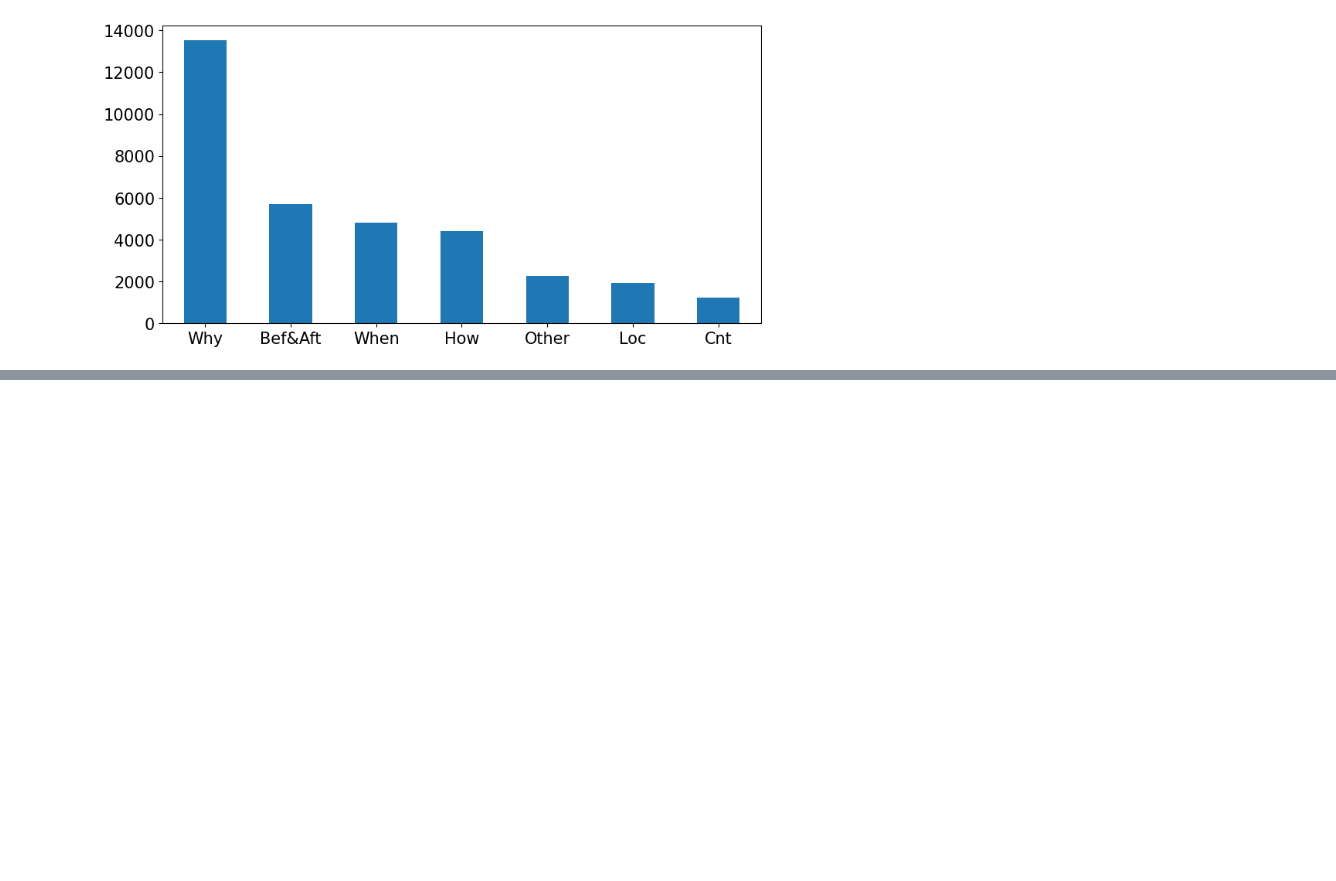
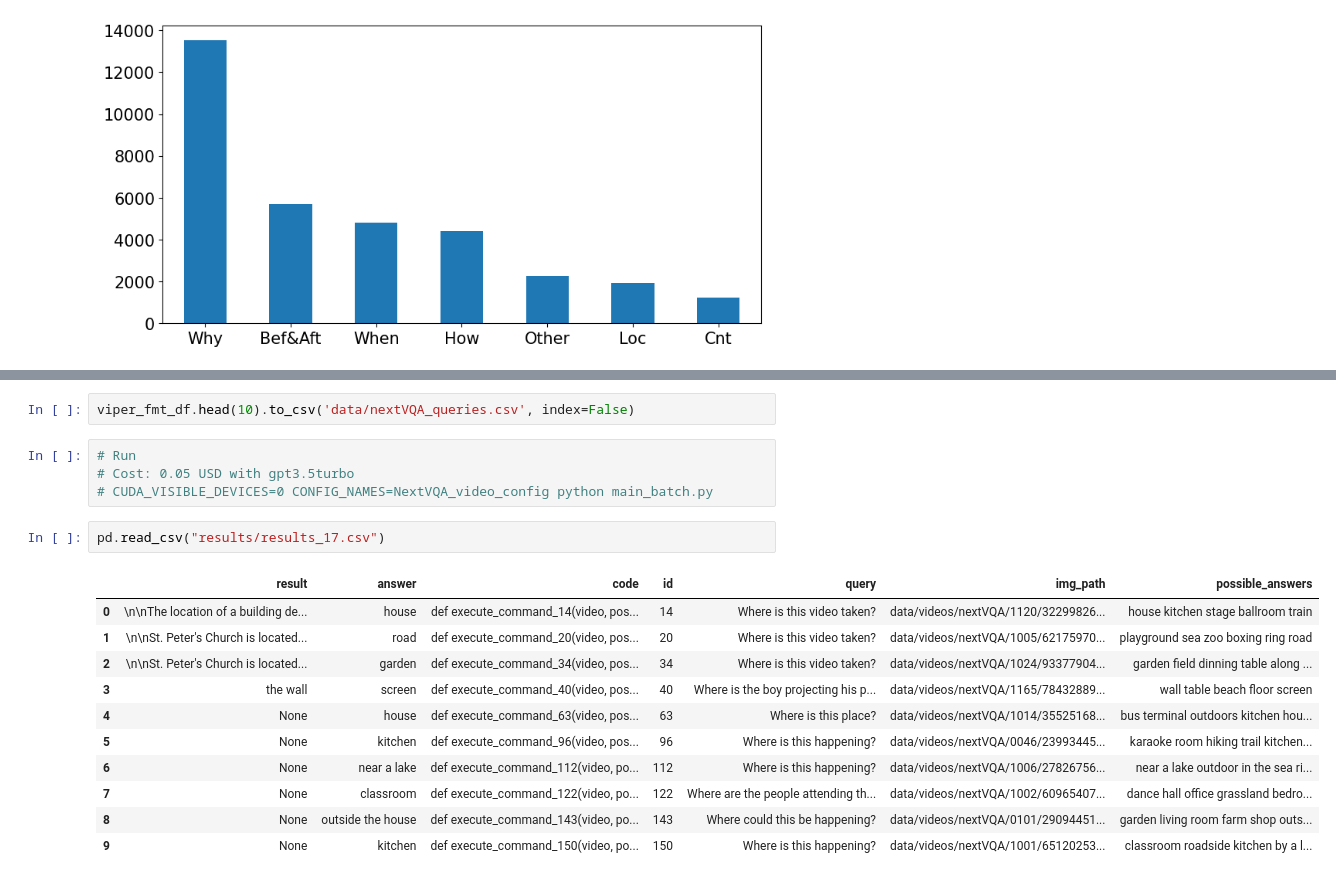
Before and after one commit to atharvas/vipergpt, a Jupyter notebook: process_nextVQA.ipynb, the cells around one changed output, grey strips where cells are left out. Drawn from its saved outputs; the diff is of its cells as text; blank space fills up the shorter version.

Commit message:
adding nextVQA data except videos

```diff
--- a/process_nextVQA.ipynb
+++ b/process_nextVQA.ipynb
@@ -91,0 +100,20 @@ InvalidIndexError: (slice(None, None, None), 0        a3
+# %%
+viper_fmt_df.head(10).to_csv('data/nextVQA_queries.csv', index=False)
+# %%
+# Run
+# Cost: 0.05 USD with gpt3.5turbo
+# CUDA_VISIBLE_DEVICES=0 CONFIG_NAMES=NextVQA_video_config python main_batch.py
+# %%
+pd.read_csv("results/results_17.csv")
+# %% [output]
+|  | result | answer | code | id | query | img_path | possible_answers |
+| 0 | \n\nThe location of a building de... | house | def execute_command_14(video, pos... | 14 | Where is this video taken? | data/videos/nextVQA/1120/32299826... | house kitchen stage ballroom train |
+| 1 | \n\nSt. Peter's Church is located... | road | def execute_command_20(video, pos... | 20 | Where is this video taken? | data/videos/nextVQA/1005/62175970... | playground sea zoo boxing ring road |
+| 2 | \n\nSt. Peter's Church is located... | garden | def execute_command_34(video, pos... | 34 | Where is this video taken? | data/videos/nextVQA/1024/93377904... | garden field dinning table along ... |
+| 3 | the wall | screen | def execute_command_40(video, pos... | 40 | Where is the boy projecting his p... | data/videos/nextVQA/1165/78432889... | wall table beach floor screen |
+| 4 | None | house | def execute_command_63(video, pos... | 63 | Where is this place? | data/videos/nextVQA/1014/35525168... | bus terminal outdoors kitchen hou... |
+| 5 | None | kitchen | def execute_command_96(video, pos... | 96 | Where is this happening? | data/videos/nextVQA/0046/23993445... | karaoke room hiking trail kitchen... |
+| 6 | None | near a lake | def execute_command_112(video, po... | 112 | Where is this happening? | data/videos/nextVQA/1006/27826756... | near a lake outdoor in the sea ri... |
+| 7 | None | classroom | def execute_command_122(video, po... | 122 | Where are the people attending th... | data/videos/nextVQA/1002/60965407... | dance hall office grassland bedro... |
+| 8 | None | outside the house | def execute_command_143(video, po... | 143 | Where could this be happening? | data/videos/nextVQA/0101/29094451... | garden living room farm shop outs... |
+| 9 | None | kitchen | def execute_command_150(video, po... | 150 | Where is this happening? | data/videos/nextVQA/1001/65120253... | classroom roadside kitchen by a l... |
```
Also changed, not shown: parts of 9 cells of this notebook, 7 other files.
